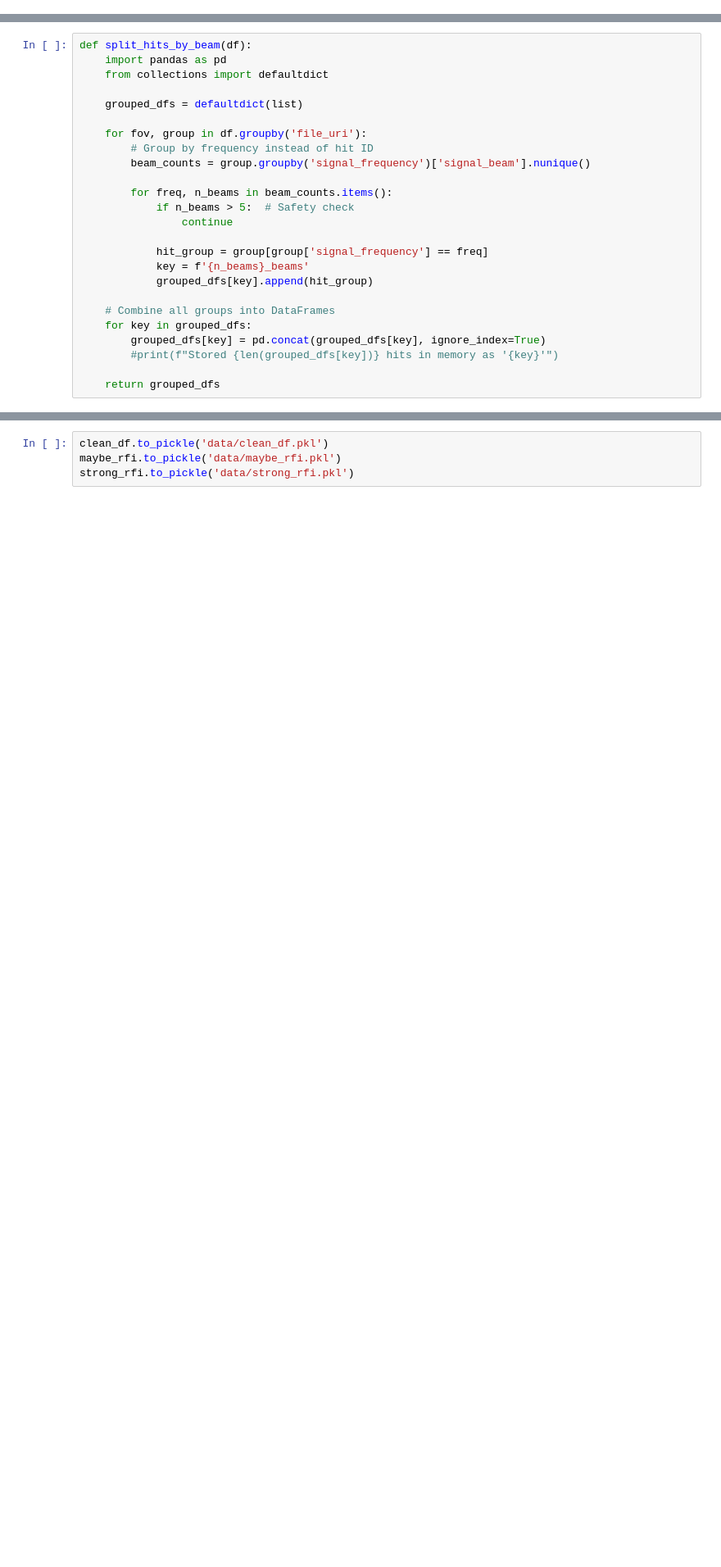
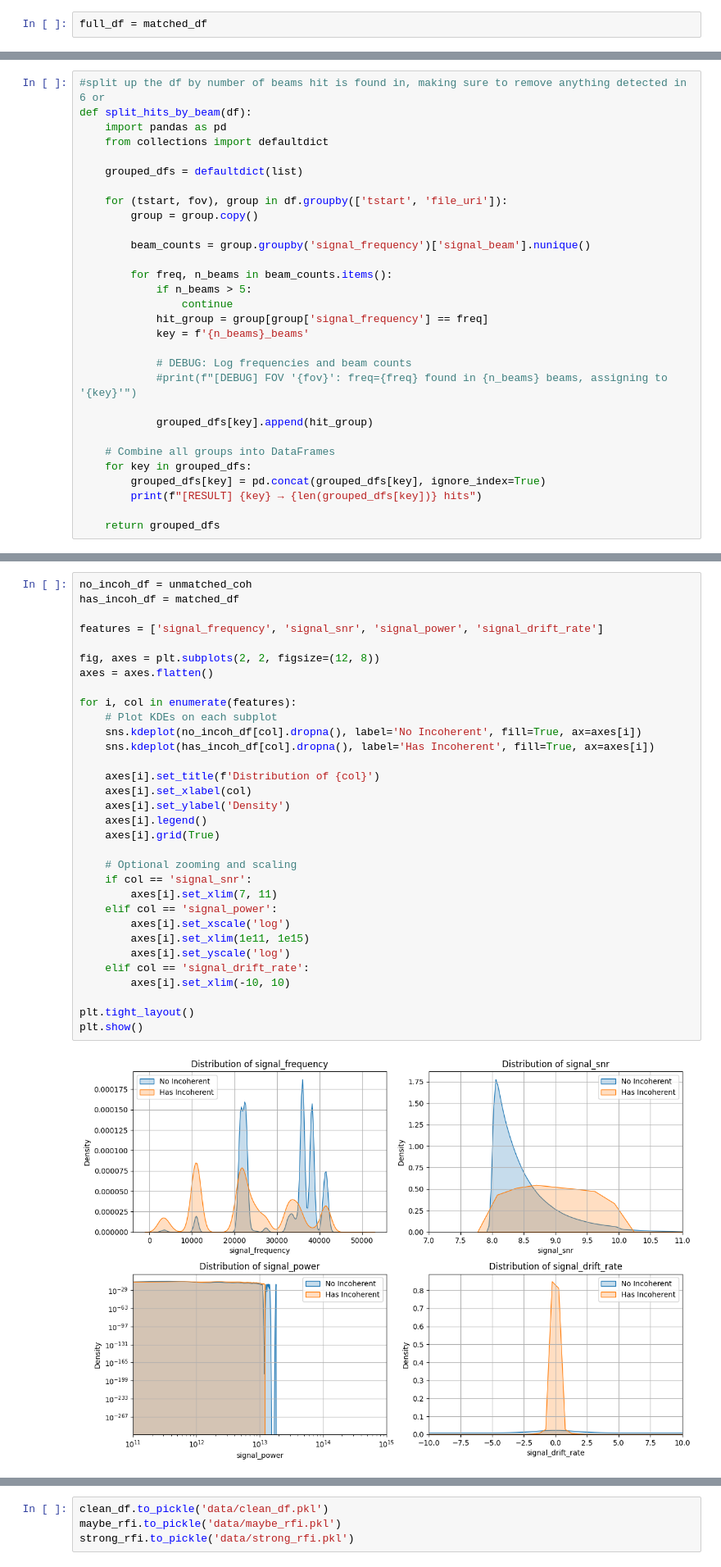
Before and after one commit to jmotamarry/cosmic-testing, a Jupyter notebook: main_RFI_filtering copy.ipynb, the cells around one changed output, grey strips where cells are left out. Shown: that part at 82% size. Cells and saved outputs as stored; diff of their text form; blank space fills up the shorter version.

```diff
--- a/main_RFI_filtering copy.ipynb
+++ b/main_RFI_filtering copy.ipynb
@@ -93 +168,3 @@ len(full_df)
+# %%
+full_df = matched_df
 # %%
@@ -194,28 +294,33 @@ def assign_beam_size_arcsec(full_df):
     return full_df
 full_df= assign_beam_size_arcsec(full_df)
 # %%
+#split up the df by number of beams hit is found in, making sure to remove anything detected in 6 or
 def split_hits_by_beam(df):
     import pandas as pd
     from collections import defaultdict
 
     grouped_dfs = defaultdict(list)
 
-    for fov, group in df.groupby('file_uri'):
-        # Group by frequency instead of hit ID
+    for (tstart, fov), group in df.groupby(['tstart', 'file_uri']):
+        group = group.copy()
+
         beam_counts = group.groupby('signal_frequency')['signal_beam'].nunique()
 
         for freq, n_beams in beam_counts.items():
-            if n_beams > 5:  # Safety check
+            if n_beams > 5:
                 continue
-
             hit_group = group[group['signal_frequency'] == freq]
             key = f'{n_beams}_beams'
+
+            # DEBUG: Log frequencies and beam counts
+            #print(f"[DEBUG] FOV '{fov}': freq={freq} found in {n_beams} beams, assigning to '{key}'")
+
             grouped_dfs[key].append(hit_group)
 
     # Combine all groups into DataFrames
     for key in grouped_dfs:
         grouped_dfs[key] = pd.concat(grouped_dfs[key], ignore_index=True)
-        #print(f"Stored {len(grouped_dfs[key])} hits in memory as '{key}'")
+        print(f"[RESULT] {key} → {len(grouped_dfs[key])} hits")
 
     return grouped_dfs
 # %%
@@ -464,0 +648,34 @@ def flag_burst_rfi(df, burst_window=1.0, min_beams=3):
+# %%
+no_incoh_df = unmatched_coh
+has_incoh_df = matched_df
+
+features = ['signal_frequency', 'signal_snr', 'signal_power', 'signal_drift_rate']
+
+fig, axes = plt.subplots(2, 2, figsize=(12, 8))
+axes = axes.flatten()
+
+for i, col in enumerate(features):
+    # Plot KDEs on each subplot
+    sns.kdeplot(no_incoh_df[col].dropna(), label='No Incoherent', fill=True, ax=axes[i])
+    sns.kdeplot(has_incoh_df[col].dropna(), label='Has Incoherent', fill=True, ax=axes[i])
+
+    axes[i].set_title(f'Distribution of {col}')
+    axes[i].set_xlabel(col)
+    axes[i].set_ylabel('Density')
+    axes[i].legend()
+    axes[i].grid(True)
+
+    # Optional zooming and scaling
+    if col == 'signal_snr':
+        axes[i].set_xlim(7, 11)
+    elif col == 'signal_power':
+        axes[i].set_xscale('log')
+        axes[i].set_xlim(1e11, 1e15)
+        axes[i].set_yscale('log')
+    elif col == 'signal_drift_rate':
+        axes[i].set_xlim(-10, 10)
+
+plt.tight_layout()
+plt.show()
+# %% [output]
+[figure, added]
```
Also changed, not shown: parts of 18 cells of this notebook, 1 other file.
